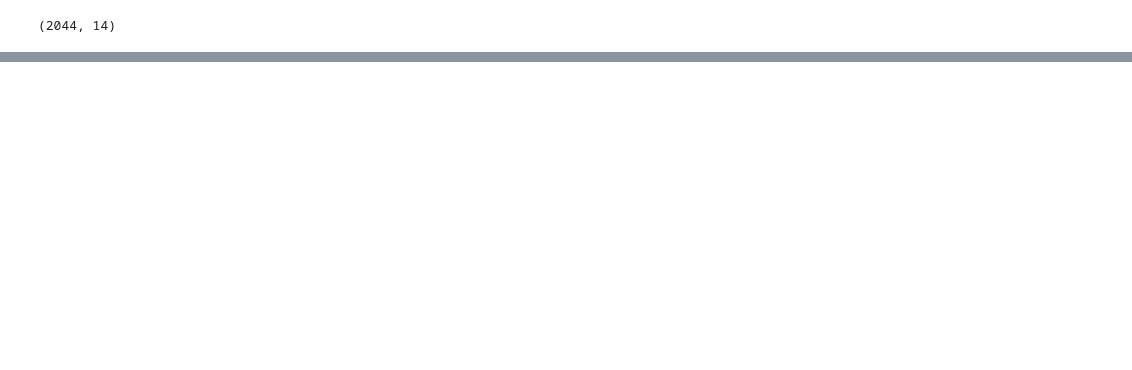
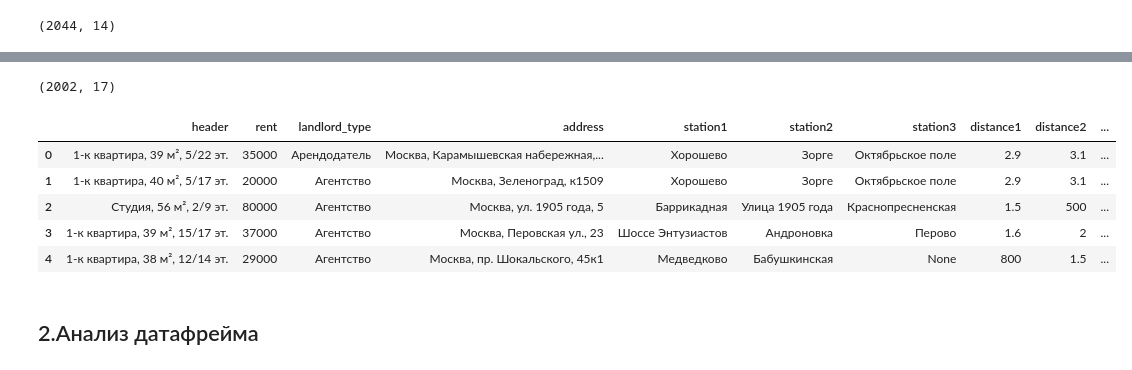
Before and after one commit to Pexincludtay/moscow_apartments, a Jupyter notebook: 1_avito_apartments.ipynb, the cells around one changed output, grey strips where cells are left out. Drawn from its saved outputs; the diff is of its cells as text; code cells hidden in the pictures; blank space fills up the shorter version.

```diff
--- a/1_avito_apartments.ipynb
+++ b/1_avito_apartments.ipynb
@@ -51,0 +215,9 @@ df.head()
+# %%
+main_paramsdf.loc[1910,'floor']=4
+main_paramsdf.loc[1910,'total_num_floors']=14
+main_paramsdf.loc[1910,'rooms_num']=1
+main_paramsdf.loc[1910,'total_area']=38
+main_paramsdf.loc[1910,'living_area']=19
+main_paramsdf.loc[1910,'kitchen_area']=8
+main_paramsdf=main_paramsdf.drop('temp',axis=1)
+main_paramsdf.head()
@@ -51,0 +231,26 @@ df.head()
+# %%
+df.address=df.address.str.replace("\\n","")
+# %%
+#Выполним объединение 4 датафреймов
+result = pd.merge(df, stations_df,  left_on=df.index, right_on=stations_df.index).drop('key_0', axis=1) #.reset_index(drop=True)
+result1 = pd.merge(result, ds_df, left_on=result.index, right_on=ds_df.index).drop('key_0', axis=1)
+result2=pd.merge(result1, main_paramsdf, left_on=result.index, right_on=main_paramsdf.index).drop('key_0', axis=1)
+# %%
+#Для того, чтобы можно было перейти к анализу данных и последующему обучению, удалим лишние столбцы. Учтем их позднее.
+df_apartment = result2.drop(['url','currency','landlord','stations','distances','extra_params','main_params','street_address','date','deal'],axis=1)
+# %%
+#Убедимся, что ничего не потеряли
+df_apartment.shape
+# %% [output]
+(2002, 17)
+# %%
+df_apartment.head()
+# %% [output]
+|  | header | rent | landlord_type | address | station1 | station2 | station3 | distance1 | distance2 | ... |
+| 0 | 1-к квартира, 39 м², 5/22 эт. | 35000 | Арендодатель | Москва, Карамышевская набережная,... | Хорошево | Зорге | Октябрьское поле | 2.9 | 3.1 | ... |
+| 1 | 1-к квартира, 40 м², 5/17 эт. | 20000 | Агентство | Москва, Зеленоград, к1509 | Хорошево | Зорге | Октябрьское поле | 2.9 | 3.1 | ... |
+| 2 | Студия, 56 м², 2/9 эт. | 80000 | Агентство | Москва, ул. 1905 года, 5 | Баррикадная | Улица 1905 года | Краснопресненская | 1.5 | 500 | ... |
+| 3 | 1-к квартира, 39 м², 15/17 эт. | 37000 | Агентство | Москва, Перовская ул., 23 | Шоссе Энтузиастов | Андроновка | Перово | 1.6 | 2 | ... |
+| 4 | 1-к квартира, 38 м², 12/14 эт. | 29000 | Агентство | Москва, пр. Шокальского, 45к1 | Медведково | Бабушкинская | None | 800 | 1.5 | ... |
+# %% [markdown]
+## 2.Анализ датафрейма
```
Also changed, not shown: parts of 17 cells of this notebook.
